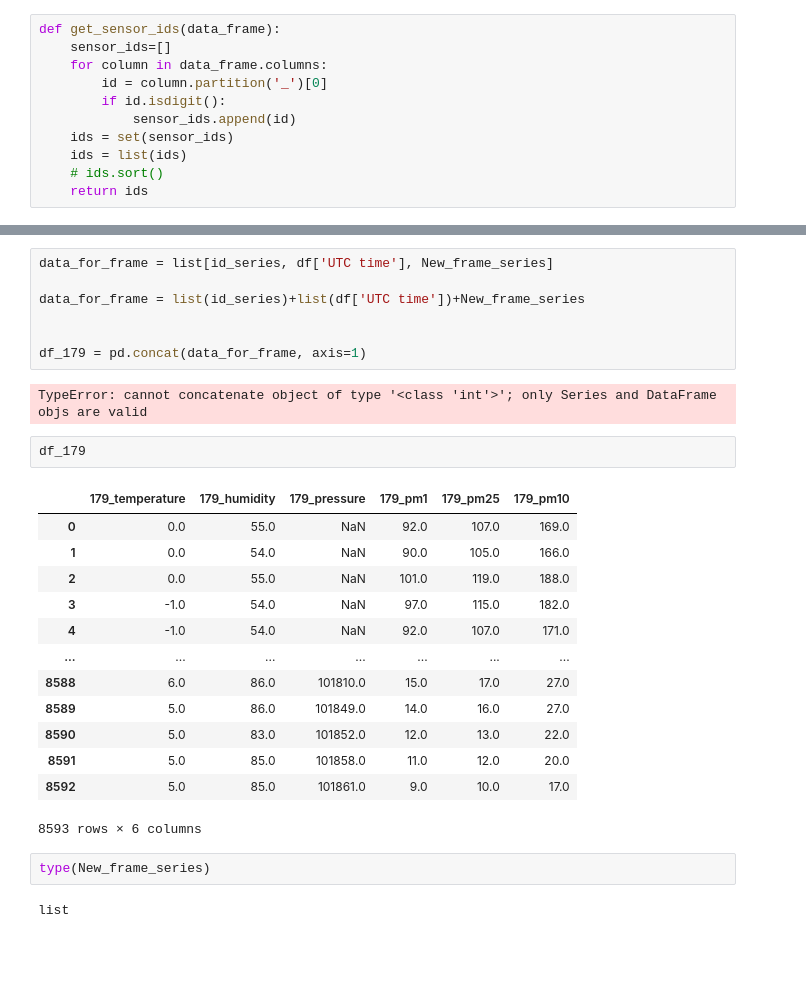
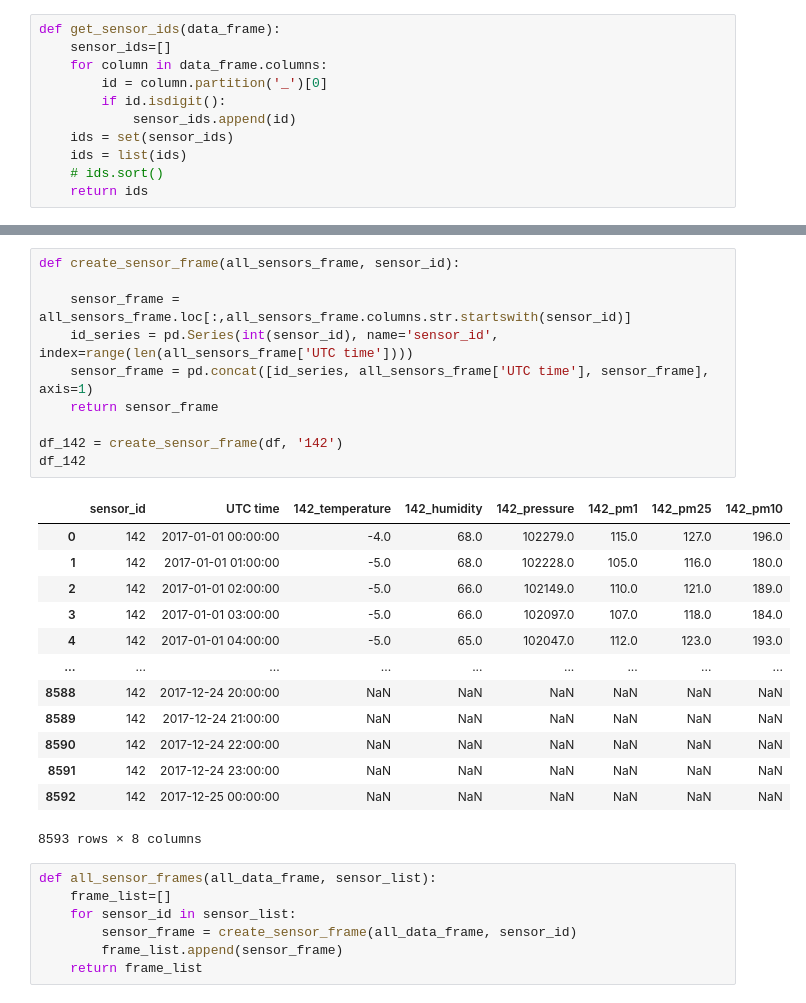
Before and after one commit to dan-ski/Air_quality, a Jupyter notebook: Air quality data preprocessing and analysis.ipynb, the cells around one changed output, grey strips where cells are left out. Drawn from its saved outputs; the diff is of its cells as text; blank space fills up the shorter version.

```diff
--- a/Air quality data preprocessing and analysis.ipynb
+++ b/Air quality data preprocessing and analysis.ipynb
@@ -329,29 +214,31 @@ Length: 8593, dtype: int64
-# %%
-data_for_frame = list[id_series, df['UTC time'], New_frame_series]
-
-data_for_frame = list(id_series)+list(df['UTC time'])+New_frame_series
-
-
-df_179 = pd.concat(data_for_frame, axis=1)
-# %% [output]
-TypeError: cannot concatenate object of type '<class 'int'>'; only Series and DataFrame objs are valid
-# %%
-df_179
-# %% [output]
-|  | 179_temperature | 179_humidity | 179_pressure | 179_pm1 | 179_pm25 | 179_pm10 |
-| 0 | 0.0 | 55.0 | NaN | 92.0 | 107.0 | 169.0 |
-| 1 | 0.0 | 54.0 | NaN | 90.0 | 105.0 | 166.0 |
-| 2 | 0.0 | 55.0 | NaN | 101.0 | 119.0 | 188.0 |
-| 3 | -1.0 | 54.0 | NaN | 97.0 | 115.0 | 182.0 |
-| 4 | -1.0 | 54.0 | NaN | 92.0 | 107.0 | 171.0 |
-| ... | ... | ... | ... | ... | ... | ... |
-| 8588 | 6.0 | 86.0 | 101810.0 | 15.0 | 17.0 | 27.0 |
-| 8589 | 5.0 | 86.0 | 101849.0 | 14.0 | 16.0 | 27.0 |
-| 8590 | 5.0 | 83.0 | 101852.0 | 12.0 | 13.0 | 22.0 |
-| 8591 | 5.0 | 85.0 | 101858.0 | 11.0 | 12.0 | 20.0 |
-| 8592 | 5.0 | 85.0 | 101861.0 | 9.0 | 10.0 | 17.0 |
-8593 rows × 6 columns
-# %%
-type(New_frame_series)
-# %% [output]
-list
+# %%
+def create_sensor_frame(all_sensors_frame, sensor_id):
+
+    sensor_frame = all_sensors_frame.loc[:,all_sensors_frame.columns.str.startswith(sensor_id)]
+    id_series = pd.Series(int(sensor_id), name='sensor_id', index=range(len(all_sensors_frame['UTC time'])))
+    sensor_frame = pd.concat([id_series, all_sensors_frame['UTC time'], sensor_frame], axis=1)
+    return sensor_frame
+
+df_142 = create_sensor_frame(df, '142')
+df_142
+# %% [output]
+|  | sensor_id | UTC time | 142_temperature | 142_humidity | 142_pressure | 142_pm1 | 142_pm25 | 142_pm10 |
+| 0 | 142 | 2017-01-01 00:00:00 | -4.0 | 68.0 | 102279.0 | 115.0 | 127.0 | 196.0 |
+| 1 | 142 | 2017-01-01 01:00:00 | -5.0 | 68.0 | 102228.0 | 105.0 | 116.0 | 180.0 |
+| 2 | 142 | 2017-01-01 02:00:00 | -5.0 | 66.0 | 102149.0 | 110.0 | 121.0 | 189.0 |
+| 3 | 142 | 2017-01-01 03:00:00 | -5.0 | 66.0 | 102097.0 | 107.0 | 118.0 | 184.0 |
+| 4 | 142 | 2017-01-01 04:00:00 | -5.0 | 65.0 | 102047.0 | 112.0 | 123.0 | 193.0 |
+| ... | ... | ... | ... | ... | ... | ... | ... | ... |
+| 8588 | 142 | 2017-12-24 20:00:00 | NaN | NaN | NaN | NaN | NaN | NaN |
+| 8589 | 142 | 2017-12-24 21:00:00 | NaN | NaN | NaN | NaN | NaN | NaN |
+| 8590 | 142 | 2017-12-24 22:00:00 | NaN | NaN | NaN | NaN | NaN | NaN |
+| 8591 | 142 | 2017-12-24 23:00:00 | NaN | NaN | NaN | NaN | NaN | NaN |
+| 8592 | 142 | 2017-12-25 00:00:00 | NaN | NaN | NaN | NaN | NaN | NaN |
+8593 rows × 8 columns
+# %%
+def all_sensor_frames(all_data_frame, sensor_list):
+    frame_list=[]
+    for sensor_id in sensor_list:
+        sensor_frame = create_sensor_frame(all_data_frame, sensor_id)
+        frame_list.append(sensor_frame)
+    return frame_list
```
Also changed, not shown: parts of 45 cells of this notebook, 1 other file.
